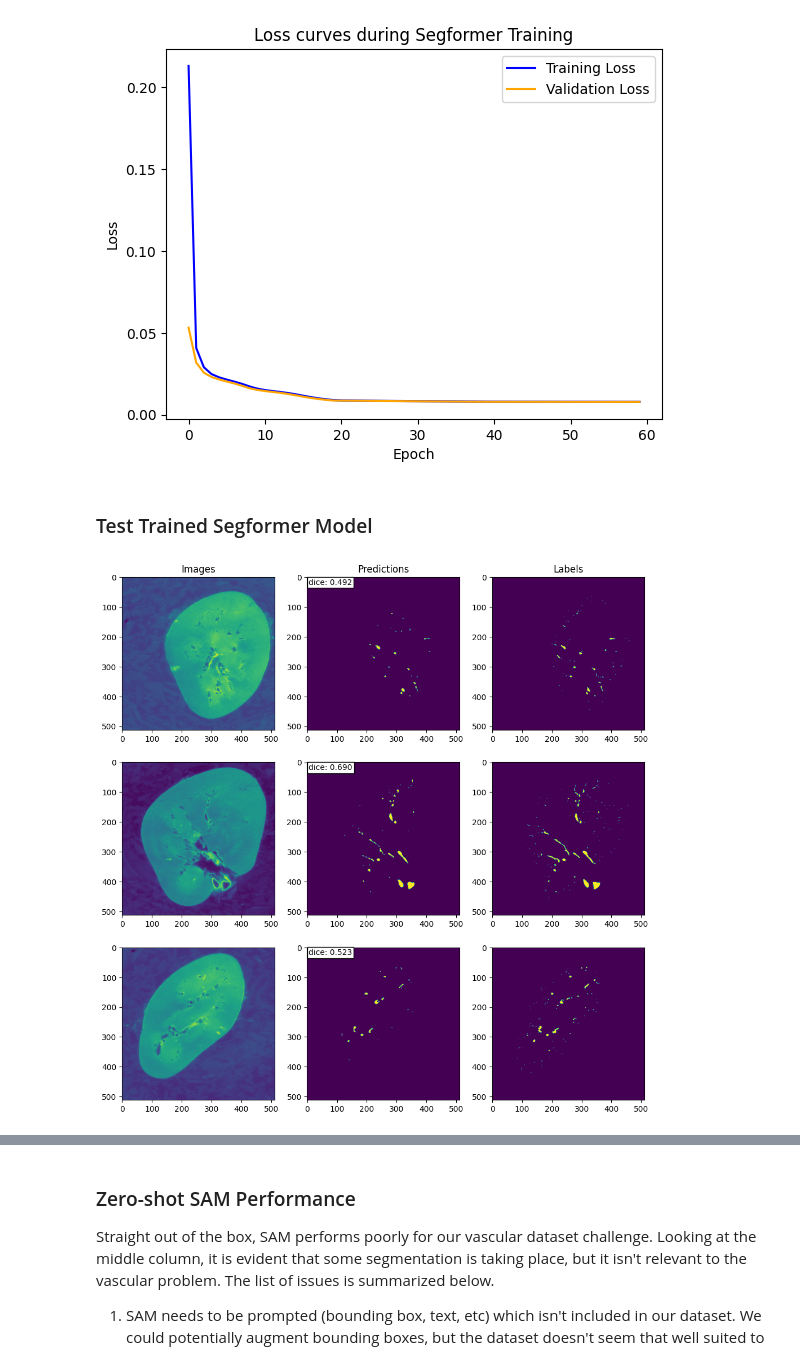
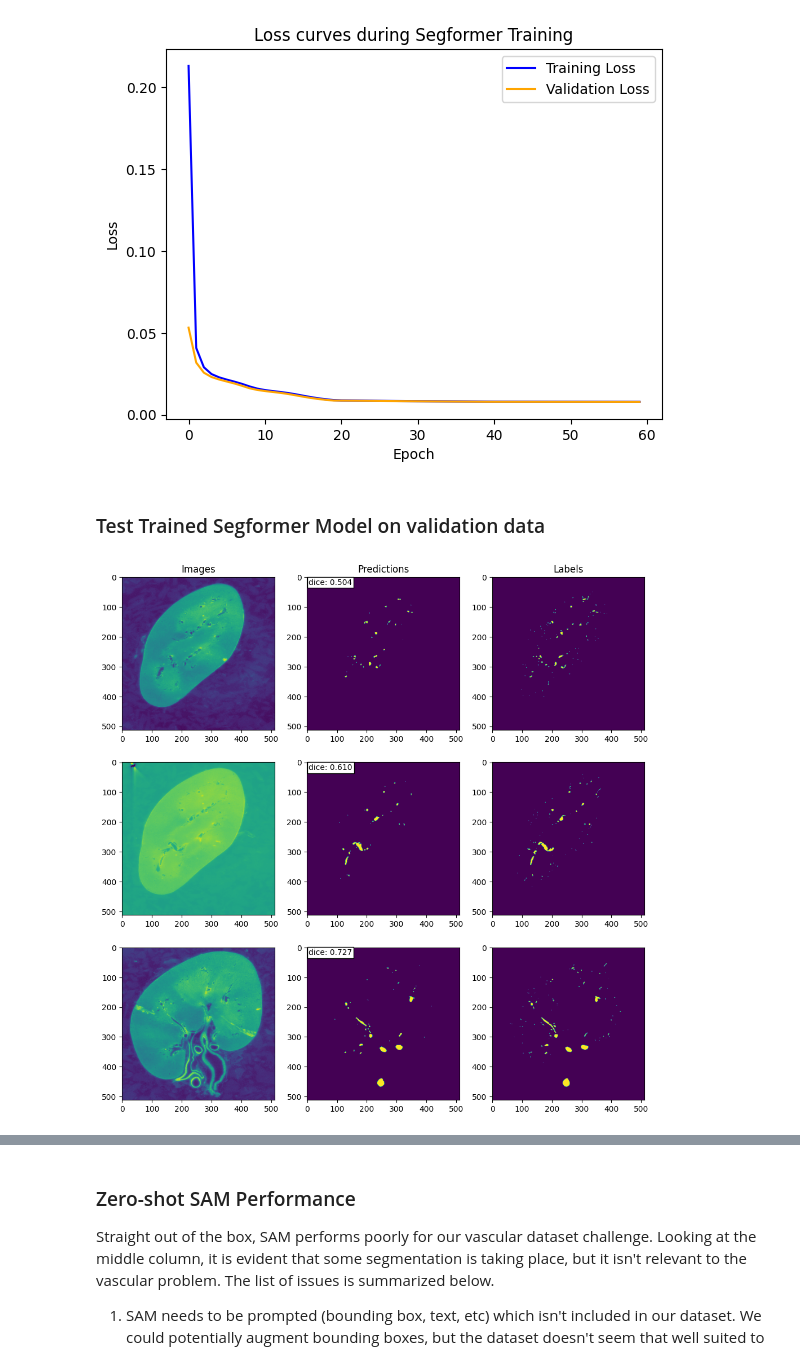
Before and after one commit to Akettle44/SenNetworks, a Jupyter notebook: transformers.ipynb, the cells around one changed output, grey strips where cells are left out. Cells and saved outputs as stored; diff of their text form; code cells hidden in the pictures.

```diff
--- a/transformers.ipynb
+++ b/transformers.ipynb
@@ -484,11 +468,23 @@ model = torch.load('model/segformer-b0-kidney-1.pt')
 device = 'cuda:0' if torch.cuda.is_available() else 'cpu' # Check for device
 model = model.to(device) # Send model to device before creating optimizer
 # %% [markdown]
-### Test Trained Segformer Model
+### Test Trained Segformer Model on validation data
 # %%
 # Decode outputs from Segformer's unnormalized logits
 
-def decodeSegformer(logits, mask):
+def calcDice(probs, mask):
+	# Seg cts in [0,1], masks discrete one-hot with labels [0,1]
+	intersection = (probs * mask).sum()
+	dice = (2. * intersection + 1) / (probs.sum() + mask.sum() + 1)
+
+	return dice
+
+def decodeSegformer(logits, mask=None):
+	""" Decode the segformer model
+
+	Args:
+		logits (_type_): raw logits from segformer calculation
+	"""
 
 	upsampled_logits = F.interpolate(logits,
 		size=image.size()[2:], # (height, width)
@@ -497,9 +493,10 @@ def decodeSegformer(logits, mask):
 
 	probs = torch.sigmoid(upsampled_logits)
 
-	# Seg cts in [0,1], masks discrete one-hot with labels [0,1]
-	intersection = (probs * mask).sum()
-	dice = (2. * intersection + 1) / (probs.sum() + mask.sum() + 1)
+	if mask is not None:
+		dice = calcDice(probs, mask)
+	else:
+		dice = -1
 
 	# pred above .5 = 1, below = 0
 	seg = np.round(probs)
@@ -517,12 +548,12 @@ with torch.no_grad():
     images = []
     masks = []
 
-    for i in range(0, 3):
+    # Get random indices for evaluating
+    rng = np.random.default_rng()
+    rands = rng.integers(low=0, high=valds.__len__(), size=3)
+
+    for i in rands:
         image, mask = valds.__getitem__(i)
-        #image, _ = teds.__getitem__(i)
-
-        #mask = np.zeros((1, 1, 512, 512))
-
         images.append(image)
         masks.append(mask)
 
@@ -546,31 +577,39 @@ with torch.no_grad():
     masks =  [x.cpu().numpy() for x in masks]
 
     # Show examples
     fig, ax = plt.subplots(3, 3, figsize = (10, 10))
     fig.tight_layout() # Make plot look better
 
     ax[0,0].set_title('Images')
     ax[0,1].set_title('Predictions')
     ax[0,2].set_title('Labels')
 
     # Images
     ax[0,0].imshow(images[0][0])
     ax[1,0].imshow(images[1][0])
     ax[2,0].imshow(images[2][0])
 
     # Predictions
     ax[0,1].imshow(np.squeeze(segs[0]))
     ax[0,1].text(5, 25, f'dice: {dices[0].item():.3f}', bbox={'facecolor': 'white', 'pad': 2})
     ax[1,1].imshow(np.squeeze(segs[1]))
     ax[1,1].text(5, 25, f'dice: {dices[1].item():.3f}', bbox={'facecolor': 'white', 'pad': 2})
     ax[2,1].imshow(np.squeeze(segs[2]))
     ax[2,1].text(5, 25, f'dice: {dices[2].item():.3f}', bbox={'facecolor': 'white', 'pad': 2})
 
     # Labels
     ax[0,2].imshow(masks[0])
     ax[1,2].imshow(masks[1])
     ax[2,2].imshow(masks[2])
 
     plt.show()
+
+    """
+    for r in segs:
+        seg = torch.squeeze(r).numpy()
+        mask_rle = rle_encode(seg)
+        print("Mask_rle: ", mask_rle)
+        dec = rle_decode(mask_rle, seg.shape)
+    """
 # %% [output]
-[figure, old version]
+[figure, new version]
```
Also changed, not shown: parts of 11 cells of this notebook.
